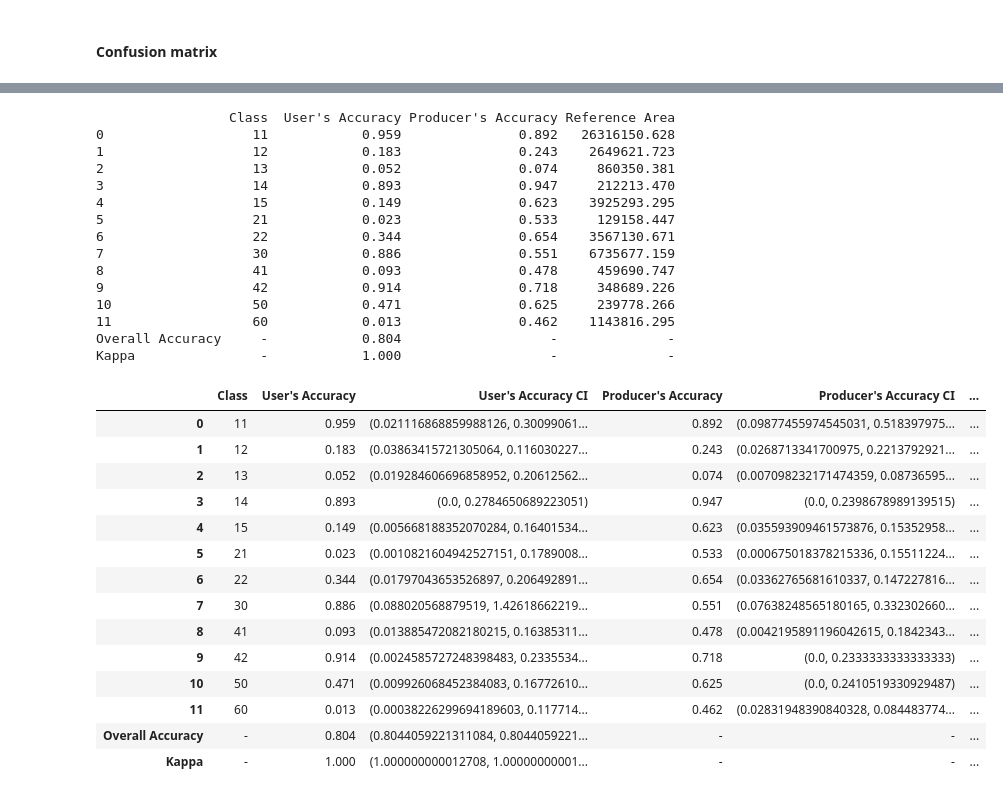
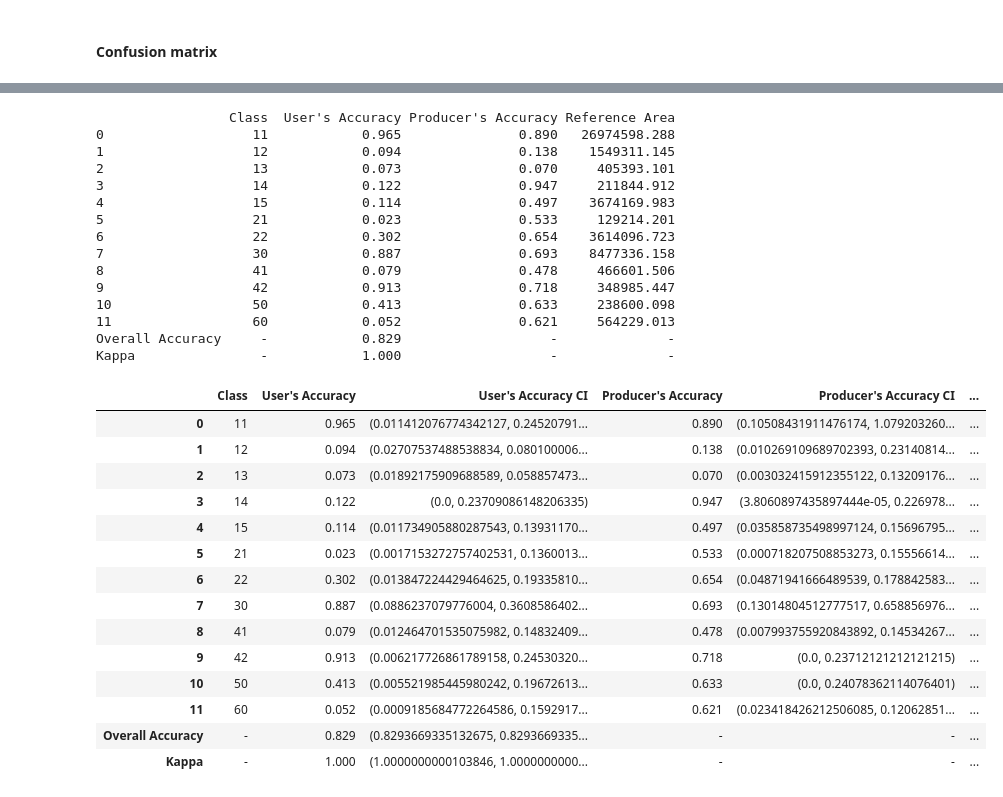
Before and after one commit to aurelgrooves/cocoa-CMR, a Jupyter notebook: LC_accuracy/2. LC_accuracy_assessment.ipynb, the cells around one changed output, grey strips where cells are left out. Cells and saved outputs as stored; diff of their text form; code cells hidden in the pictures.

```diff
--- a/LC_accuracy/2. LC_accuracy_assessment.ipynb
+++ b/LC_accuracy/2. LC_accuracy_assessment.ipynb
@@ -213,19 +167,20 @@ results_df.to_csv(table_out,index=False)
 # %% [markdown]
 #### Confusion matrix
 # %%
-conf_matrix = confusion_matrix(results_df[ref_column], results_df[map_column], labels=labels)
+clean_df = lc_results_df.dropna(subset=[lc_ref_column, lc_map_column])
+conf_matrix = confusion_matrix(clean_df[lc_ref_column], clean_df[lc_map_column], labels=lc_labels)
 # %%
 # Calculate F1 score per class (individual F1 scores for each class)
-f1_per_class = f1_score(results_df[ref_column], results_df[map_column], labels=labels, average=None)
+f1_per_class = f1_score(clean_df[lc_ref_column], clean_df[lc_map_column], labels=lc_labels, average=None)
 
 # Print F1 score per class
 print("F1 score per class:")
-for i, class_label in enumerate(labels):
+for i, class_label in enumerate(lc_labels):
     print(f"Class {class_label}: {f1_per_class[i]:.4f}")
 
 # Optionally, also print the macro and weighted F1 scores
-f1_macro = f1_score(results_df[ref_column], results_df[map_column], labels=labels, average='macro')
-f1_weighted = f1_score(results_df[ref_column], results_df[map_column], labels=labels, average='weighted')
+f1_macro = f1_score(clean_df[lc_ref_column], clean_df[lc_map_column], labels=lc_labels, average='macro')
+f1_weighted = f1_score(clean_df[lc_ref_column], clean_df[lc_map_column], labels=lc_labels, average='weighted')
 
 print(f"\nMacro F1-score: {f1_macro:.4f}")  # Unweighted mean F1-score for all classes
 print(f"Weighted F1-score: {f1_weighted:.4f}")  # Weighted by support (number of true instances per class)
@@ -279,6 +231,6 @@ plt.show()
 # %%
 # Select the column from areas_df to use for multiplication, for example, 'Area1'
-area_column = areas_df['Area (ha)']
+area_column = lc_areas_df['Area (ha)']
 # %%
 # Convert the selected column to a NumPy array for broadcasting
 area_column = area_column.to_numpy()
@@ -333,7 +285,7 @@ kappa = (overall_accuracy - random_agreement) / (1 - random_agreement)
 # %%
 # Create a DataFrame to display the results
 results = {
-    "Class": labels,
+    "Class": lc_labels,
     "User's Accuracy": users_accuracy,
     "Producer's Accuracy": producers_accuracy,
     "Reference Area": area_column
@@ -349,19 +301,19 @@ acc_df.loc["Kappa"] = ["-", kappa, "-", "-"]
 print(acc_df)
 # %% [output]
                  Class  User's Accuracy Producer's Accuracy Reference Area
-0                   11            0.959               0.892   26316150.628
-1                   12            0.183               0.243    2649621.723
-2                   13            0.052               0.074     860350.381
-3                   14            0.893               0.947     212213.470
-4                   15            0.149               0.623    3925293.295
-5                   21            0.023               0.533     129158.447
-6                   22            0.344               0.654    3567130.671
-7                   30            0.886               0.551    6735677.159
-8                   41            0.093               0.478     459690.747
-9                   42            0.914               0.718     348689.226
-10                  50            0.471               0.625     239778.266
-11                  60            0.013               0.462    1143816.295
-Overall Accuracy     -            0.804                   -              -
+0                   11            0.965               0.890   26974598.288
+1                   12            0.094               0.138    1549311.145
+2                   13            0.073               0.070     405393.101
+3                   14            0.122               0.947     211844.912
+4                   15            0.114               0.497    3674169.983
+5                   21            0.023               0.533     129214.201
+6                   22            0.302               0.654    3614096.723
+7                   30            0.887               0.693    8477336.158
+8                   41            0.079               0.478     466601.506
+9                   42            0.913               0.718     348985.447
+10                  50            0.413               0.633     238600.098
+11                  60            0.052               0.621     564229.013
+Overall Accuracy     -            0.829                   -              -
 Kappa                -            1.000                   -              -
 # %%
 import random
@@ -380,39 +332,39 @@ overall_accuracy_interval = bootstrap_conf_intervals([overall_accuracy] * len(co
 kappa_interval = bootstrap_conf_intervals([kappa] * len(conf_matrix))
 
 # Compute bootstrap confidence intervals for area calculations
-area_intervals = [bootstrap_conf_intervals(areas_df['Area (ha)']) for area in areas_df['Area (ha)']]
+area_intervals = [bootstrap_conf_intervals(lc_areas_df['Area (ha)']) for area in lc_areas_df['Area (ha)']]
 # %%
 results = {
-    "Class": labels,
+    "Class": lc_labels,
     "User's Accuracy": users_accuracy,
     "User's Accuracy CI": user_accuracy_intervals,
     "Producer's Accuracy": producers_accuracy,
     "Producer's Accuracy CI": producer_accuracy_intervals,
-    "Reference Area": areas_df['Area (ha)'],
+    "Reference Area": lc_areas_df['Area (ha)'],
     "Area CI": area_intervals
 }
 
 acc_df = pd.DataFrame(results)
 
 # Adding Overall Accuracy and Kappa to the DataFrame
 acc_df.loc["Overall Accuracy"] = ["-", overall_accuracy, overall_accuracy_interval, "-", "-", "-", "-"]
 acc_df.loc["Kappa"] = ["-", kappa, kappa_interval, "-", "-", "-", "-"]
 
 # Display the results
 acc_df
 # %% [output]
 |  | Class | User's Accuracy | User's Accuracy CI | Producer's Accuracy | Producer's Accuracy CI | ... |
-| 0 | 11 | 0.959 | (0.021116868859988126, 0.30099061... | 0.892 | (0.09877455974545031, 0.518397975... | ... |
-| 1 | 12 | 0.183 | (0.03863415721305064, 0.116030227... | 0.243 | (0.0268713341700975, 0.2213792921... | ... |
-| 2 | 13 | 0.052 | (0.019284606696858952, 0.20612562... | 0.074 | (0.007098232171474359, 0.08736595... | ... |
-| 3 | 14 | 0.893 | (0.0, 0.2784650689223051) | 0.947 | (0.0, 0.2398678989139515) | ... |
-| 4 | 15 | 0.149 | (0.005668188352070284, 0.16401534... | 0.623 | (0.035593909461573876, 0.15352958... | ... |
-| 5 | 21 | 0.023 | (0.0010821604942527151, 0.1789008... | 0.533 | (0.000675018378215336, 0.15511224... | ... |
-| 6 | 22 | 0.344 | (0.01797043653526897, 0.206492891... | 0.654 | (0.03362765681610337, 0.147227816... | ... |
-| 7 | 30 | 0.886 | (0.088020568879519, 1.42618662219... | 0.551 | (0.07638248565180165, 0.332302660... | ... |
-| 8 | 41 | 0.093 | (0.013885472082180215, 0.16385311... | 0.478 | (0.0042195891196042615, 0.1842343... | ... |
-| 9 | 42 | 0.914 | (0.0024585727248398483, 0.2335534... | 0.718 | (0.0, 0.2333333333333333) | ... |
-| 10 | 50 | 0.471 | (0.009926068452384083, 0.16772610... | 0.625 | (0.0, 0.2410519330929487) | ... |
-| 11 | 60 | 0.013 | (0.00038226299694189603, 0.117714... | 0.462 | (0.02831948390840328, 0.084483774... | ... |
-| Overall Accuracy | - | 0.804 | (0.8044059221311084, 0.8044059221... | - | - | ... |
-| Kappa | - | 1.000 | (1.000000000012708, 1.00000000001... | - | - | ... |
+| 0 | 11 | 0.965 | (0.011412076774342127, 0.24520791... | 0.890 | (0.10508431911476174, 1.079203260... | ... |
+| 1 | 12 | 0.094 | (0.02707537488538834, 0.080100006... | 0.138 | (0.010269109689702393, 0.23140814... | ... |
+| 2 | 13 | 0.073 | (0.01892175909688589, 0.058857473... | 0.070 | (0.003032415912355122, 0.13209176... | ... |
+| 3 | 14 | 0.122 | (0.0, 0.23709086148206335) | 0.947 | (3.8060897435897444e-05, 0.226978... | ... |
+| 4 | 15 | 0.114 | (0.011734905880287543, 0.13931170... | 0.497 | (0.035858735498997124, 0.15696795... | ... |
+| 5 | 21 | 0.023 | (0.0017153272757402531, 0.1360013... | 0.533 | (0.000718207508853273, 0.15556614... | ... |
+| 6 | 22 | 0.302 | (0.013847224429464625, 0.19335810... | 0.654 | (0.04871941666489539, 0.178842583... | ... |
+| 7 | 30 | 0.887 | (0.0886237079776004, 0.3608586402... | 0.693 | (0.13014804512777517, 0.658856976... | ... |
+| 8 | 41 | 0.079 | (0.012464701535075982, 0.14832409... | 0.478 | (0.007993755920843892, 0.14534267... | ... |
+| 9 | 42 | 0.913 | (0.006217726861789158, 0.24530320... | 0.718 | (0.0, 0.23712121212121215) | ... |
+| 10 | 50 | 0.413 | (0.005521985445980242, 0.19672613... | 0.633 | (0.0, 0.24078362114076401) | ... |
+| 11 | 60 | 0.052 | (0.0009185684772264586, 0.1592917... | 0.621 | (0.023418426212506085, 0.12062851... | ... |
+| Overall Accuracy | - | 0.829 | (0.8293669335132675, 0.8293669335... | - | - | ... |
+| Kappa | - | 1.000 | (1.0000000000103846, 1.0000000000... | - | - | ... |
```
Also changed, not shown: parts of 33 cells of this notebook.
